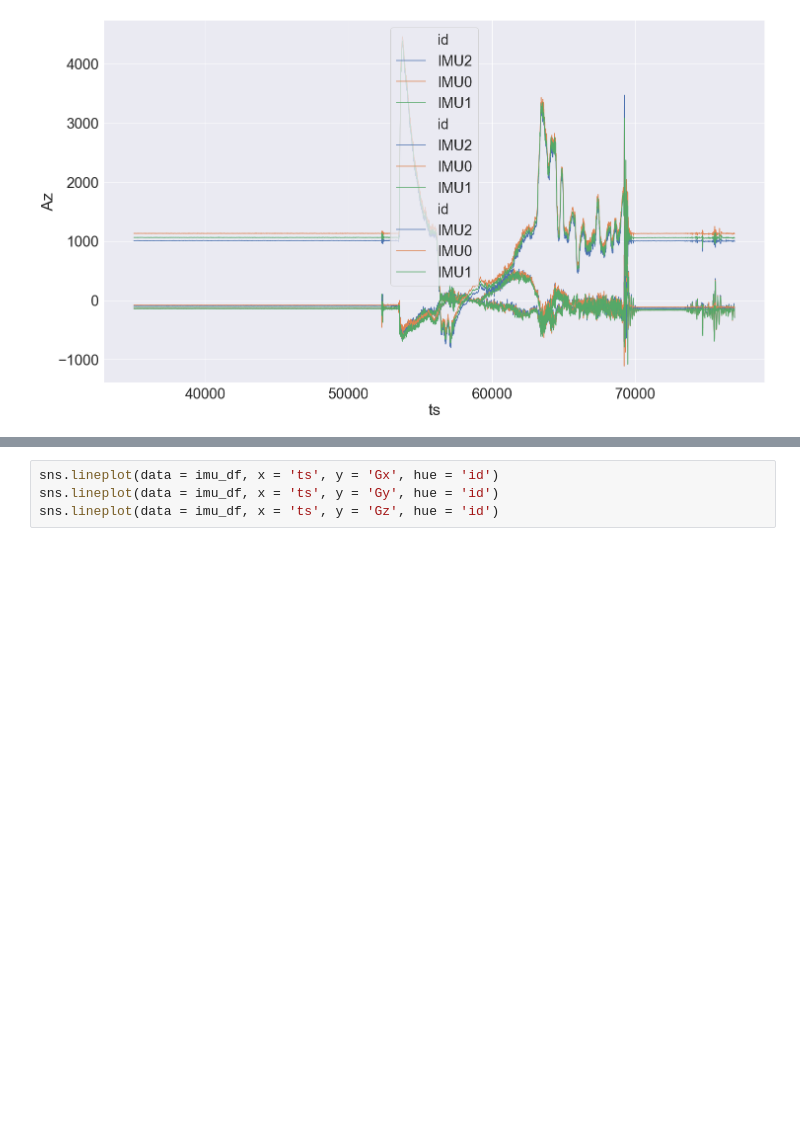
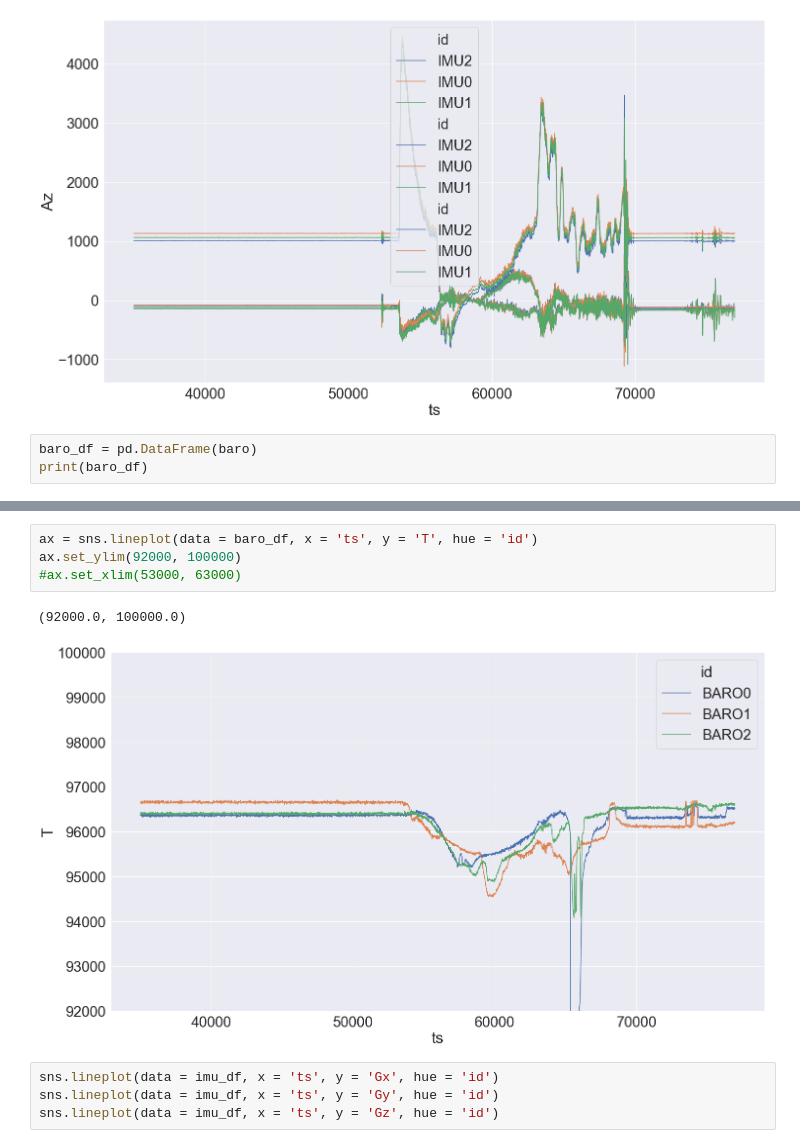
Before and after one commit to catsystems/cats-embedded, a Jupyter notebook: log_parsing/CATS Log Parser.ipynb, the cells around one changed output, grey strips where cells are left out. Cells and saved outputs as stored; diff of their text form; blank space fills up the shorter version.

```diff
--- a/log_parsing/CATS Log Parser.ipynb
+++ b/log_parsing/CATS Log Parser.ipynb
@@ -107,3 +107,6 @@ ax = sns.lineplot(data = imu_df, x = 'ts', y = 'Az', hue = 'id')
 #ax.set_xlim(45000, 48000)
 # %% [output]
 [figure]
+# %%
+baro_df = pd.DataFrame(baro)
+print(baro_df)
@@ -110,3 +128,10 @@ ax = sns.lineplot(data = imu_df, x = 'ts', y = 'Az', hue = 'id')
+# %%
+ax = sns.lineplot(data = baro_df, x = 'ts', y = 'T', hue = 'id')
+ax.set_ylim(92000, 100000)
+#ax.set_xlim(53000, 63000)
+# %% [output]
+(92000.0, 100000.0)
+[figure, added]
 # %%
 sns.lineplot(data = imu_df, x = 'ts', y = 'Gx', hue = 'id')
 sns.lineplot(data = imu_df, x = 'ts', y = 'Gy', hue = 'id')
```
Also changed, not shown: parts of 7 cells of this notebook, 7 other files.
